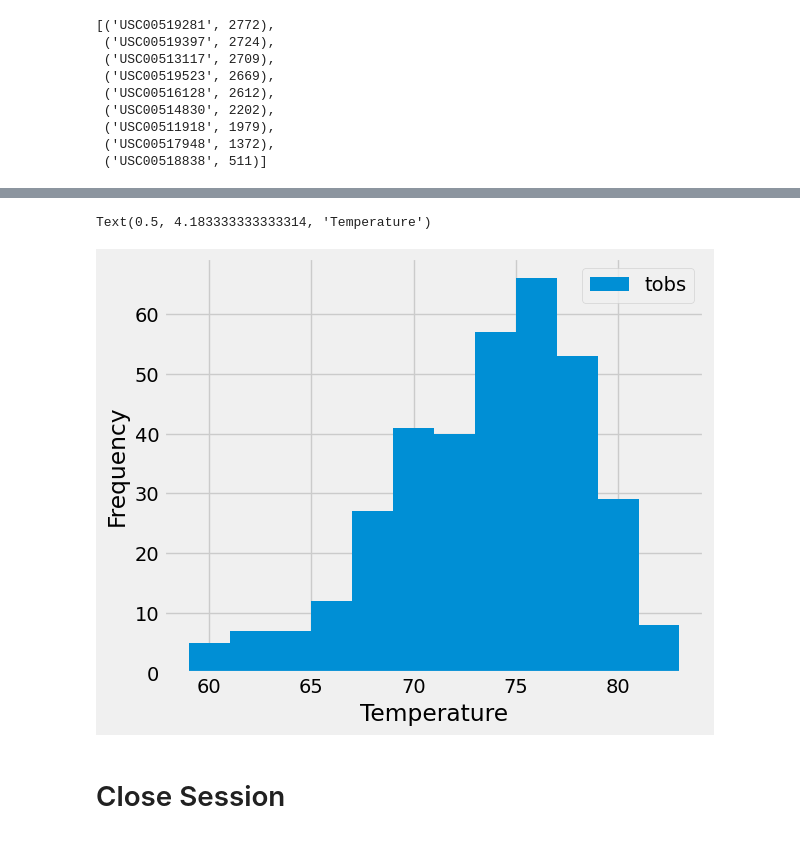
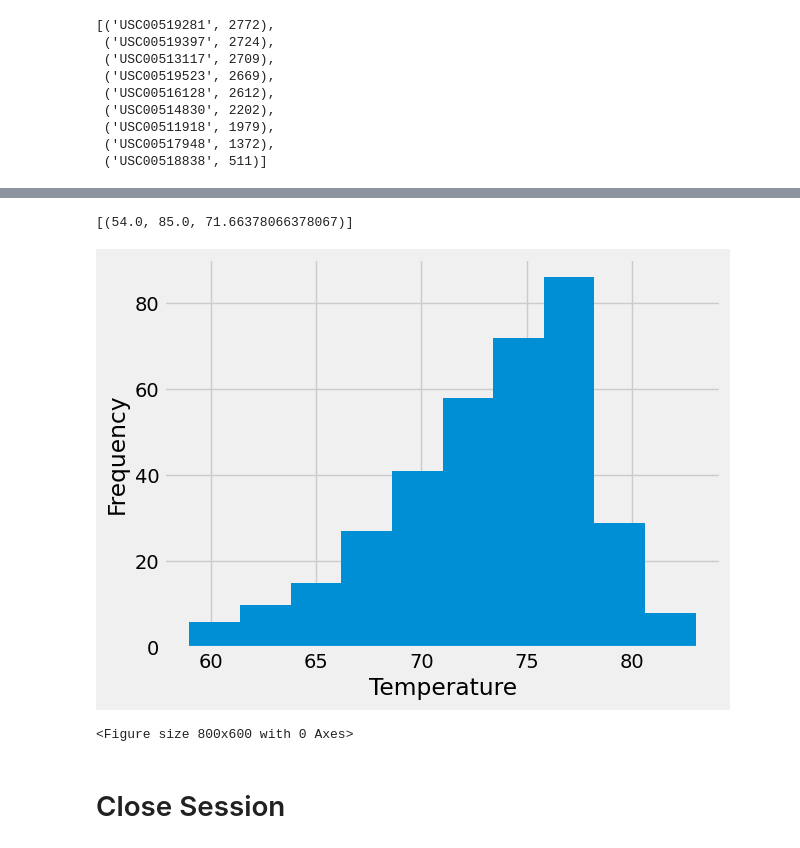
Before and after one commit to jennsv97/sqlalchemy_challenge, a Jupyter notebook: SurfsUp/climate_starter.ipynb, the cells around one changed output, grey strips where cells are left out. Drawn from its saved outputs; the diff is of its cells as text; code cells hidden in the pictures.

```diff
--- a/SurfsUp/climate_starter.ipynb
+++ b/SurfsUp/climate_starter.ipynb
@@ -96,6 +163,14 @@ Text(0, 0.5, 'Inches')
 # %%
 # Design a query to find the most active stations (i.e. which stations have the most rows?)
 # List the stations and their counts in descending order.
+most_active_stations = (
+    joined_data
+    .order_by(func.count(measurement_table.station).desc())
+    .all()
+)
+
+# Display the results
+most_active_stations
 # %% [output]
 [('USC00519281', 2772),
  ('USC00519397', 2724),
@@ -113,9 +184,45 @@ Text(0, 0.5, 'Inches')
+# %%
+# Using the most active station id from the previous query, calculate the lowest, highest, and average temperature.
+
+most_active_station_id = most_active_stations[0][0]  # Extract station ID from the first tuple
+
+# Query to calculate lowest, highest, and average temperature for the most active station
+temperature_stats = (
+    session.query(
+        func.min(measurement_table.tobs).label("Min_Temperature"),
+        func.max(measurement_table.tobs).label("Max_Temperature"),
+        func.avg(measurement_table.tobs).label("Avg_Temperature")
+    )
+    .filter(measurement_table.station == most_active_station_id)
+    .all()
+)
+
+# Display the results
+temperature_stats
+# %% [output]
+[(54.0, 85.0, 71.66378066378067)]
 # %%
 # Using the most active station id
 # Query the last 12 months of temperature observation data for this station and plot the results as a histogram
+temp_data = (
+    session.query(measurement_table.tobs)
+    .filter(measurement_table.station == most_active_station_id)
+    .filter(measurement_table.date >= one_year_ago)
+    .all()
+)
+
+# Pandas DataFrame for temp_data
+temp_df = pd.DataFrame(temp_data, columns=["Temperature"])
+
+#Plot histogram
+plt.hist(temp_df["Temperature"])
+plt.xlabel("Temperature")
+plt.ylabel("Frequency")
+plt.figure(figsize=(8, 6))
+plt.show()
 # %% [output]
+[figure, new version]
-Text(0.5, 4.183333333333314, 'Temperature')
+<Figure size 800x600 with 0 Axes>
-[figure, old version]
 # %% [markdown]
 # Close Session
 # %%
```
Also changed, not shown: parts of 17 cells of this notebook, 2 other files.
